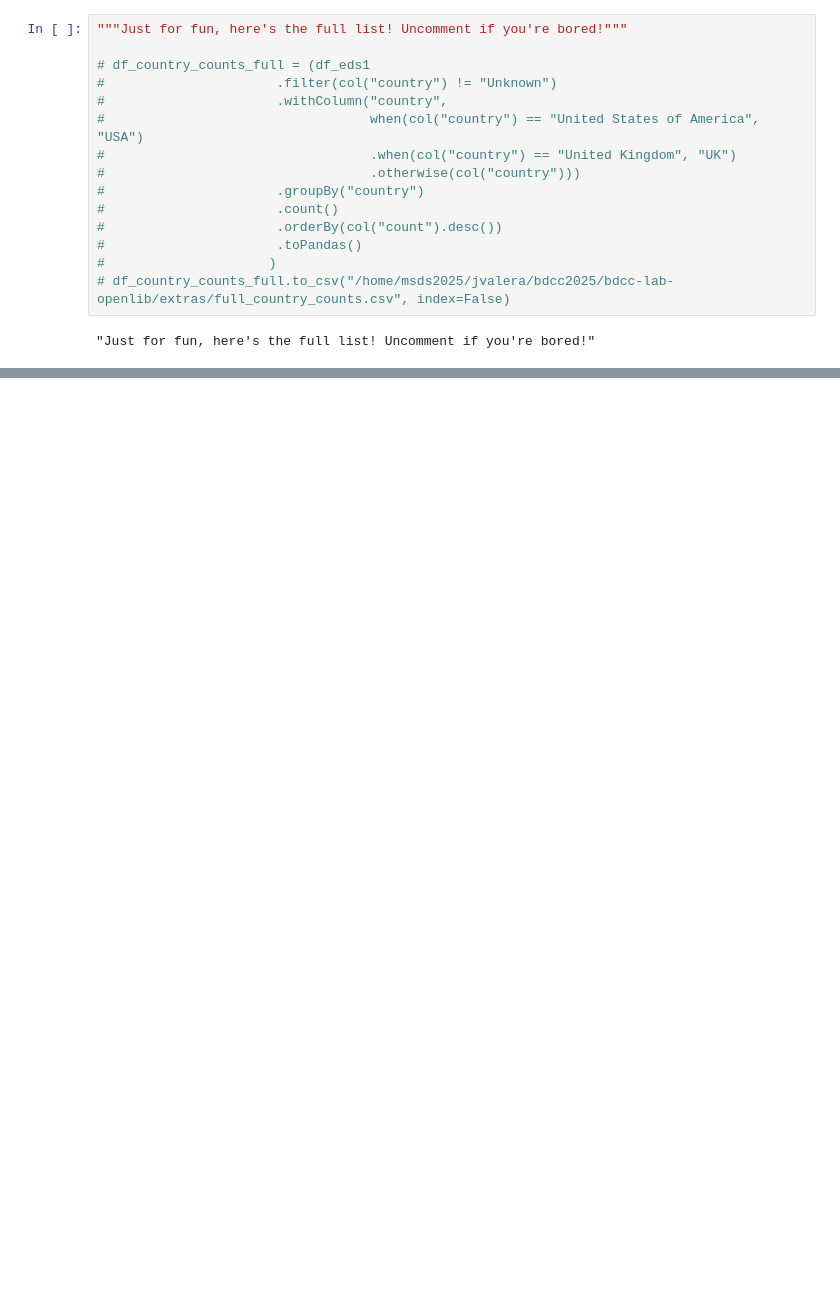
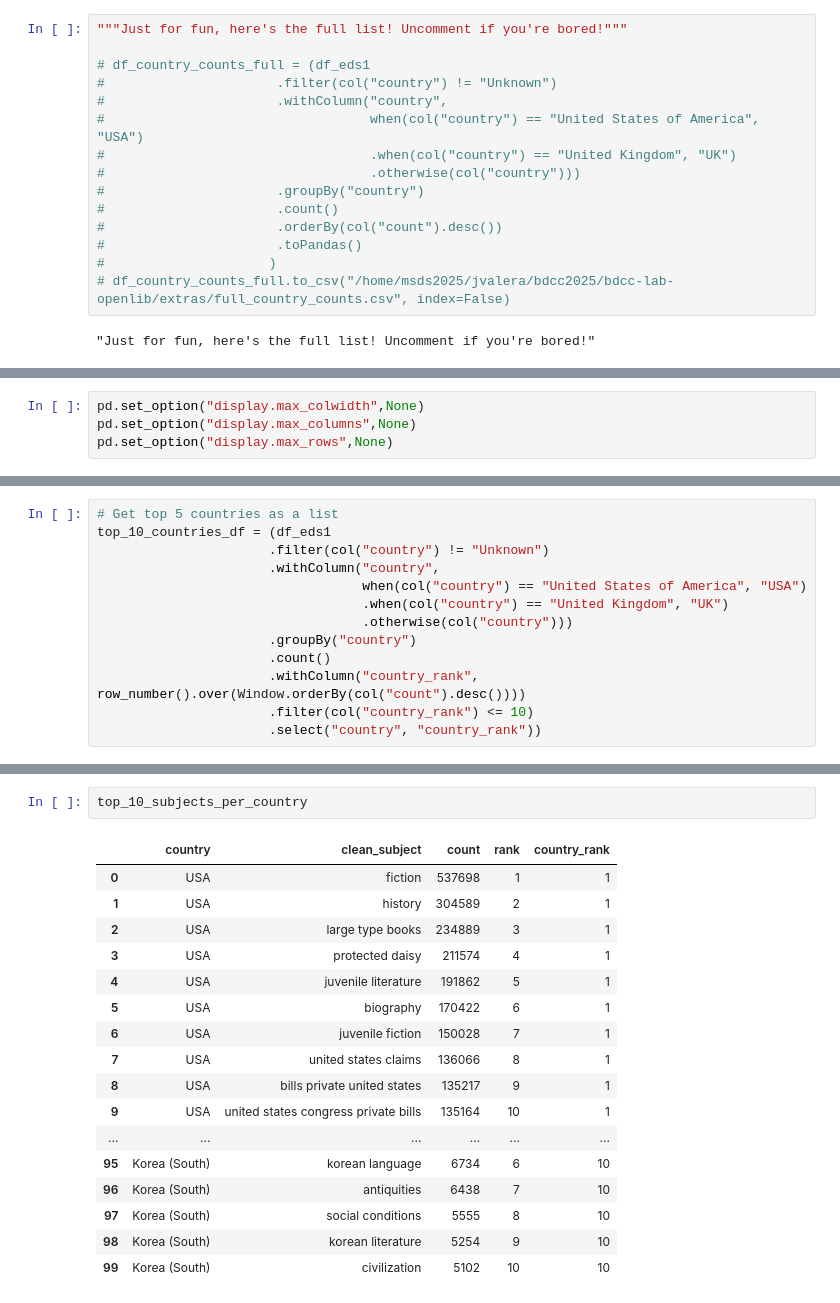
Before and after one commit to jdfvalera/bdcc-lab-openlib, a Jupyter notebook: notebooks/openlib_descriptives.ipynb, the cells around one changed output, grey strips where cells are left out. Drawn from its saved outputs; the diff is of its cells as text; blank space fills up the shorter version.

```diff
--- a/notebooks/openlib_descriptives.ipynb
+++ b/notebooks/openlib_descriptives.ipynb
@@ -234,0 +303,4 @@ plt.savefig("/home/msds2025/jvalera/bdcc2025/bdcc-lab-openlib/plots/country_coun
+# %%
+pd.set_option("display.max_colwidth",None)
+pd.set_option("display.max_columns",None)
+pd.set_option("display.max_rows",None)
@@ -234,0 +354,13 @@ plt.savefig("/home/msds2025/jvalera/bdcc2025/bdcc-lab-openlib/plots/country_coun
+# %%
+# Get top 5 countries as a list
+top_10_countries_df = (df_eds1
+                      .filter(col("country") != "Unknown")
+                      .withColumn("country",
+                                  when(col("country") == "United States of America", "USA")
+                                  .when(col("country") == "United Kingdom", "UK")
+                                  .otherwise(col("country")))
+                      .groupBy("country")
+                      .count()
+                      .withColumn("country_rank", row_number().over(Window.orderBy(col("count").desc())))
+                      .filter(col("country_rank") <= 10)
+                      .select("country", "country_rank"))
@@ -234,0 +386,20 @@ plt.savefig("/home/msds2025/jvalera/bdcc2025/bdcc-lab-openlib/plots/country_coun
+# %%
+top_10_subjects_per_country
+# %% [output]
+|  | country | clean_subject | count | rank | country_rank |
+| 0 | USA | fiction | 537698 | 1 | 1 |
+| 1 | USA | history | 304589 | 2 | 1 |
+| 2 | USA | large type books | 234889 | 3 | 1 |
+| 3 | USA | protected daisy | 211574 | 4 | 1 |
+| 4 | USA | juvenile literature | 191862 | 5 | 1 |
+| 5 | USA | biography | 170422 | 6 | 1 |
+| 6 | USA | juvenile fiction | 150028 | 7 | 1 |
+| 7 | USA | united states claims | 136066 | 8 | 1 |
+| 8 | USA | bills private united states | 135217 | 9 | 1 |
+| 9 | USA | united states congress private bills | 135164 | 10 | 1 |
+| ... | ... | ... | ... | ... | ... |
+| 95 | Korea (South) | korean language | 6734 | 6 | 10 |
+| 96 | Korea (South) | antiquities | 6438 | 7 | 10 |
+| 97 | Korea (South) | social conditions | 5555 | 8 | 10 |
+| 98 | Korea (South) | korean literature | 5254 | 9 | 10 |
+| 99 | Korea (South) | civilization | 5102 | 10 | 10 |
```
Also changed, not shown: parts of 46 cells of this notebook.
